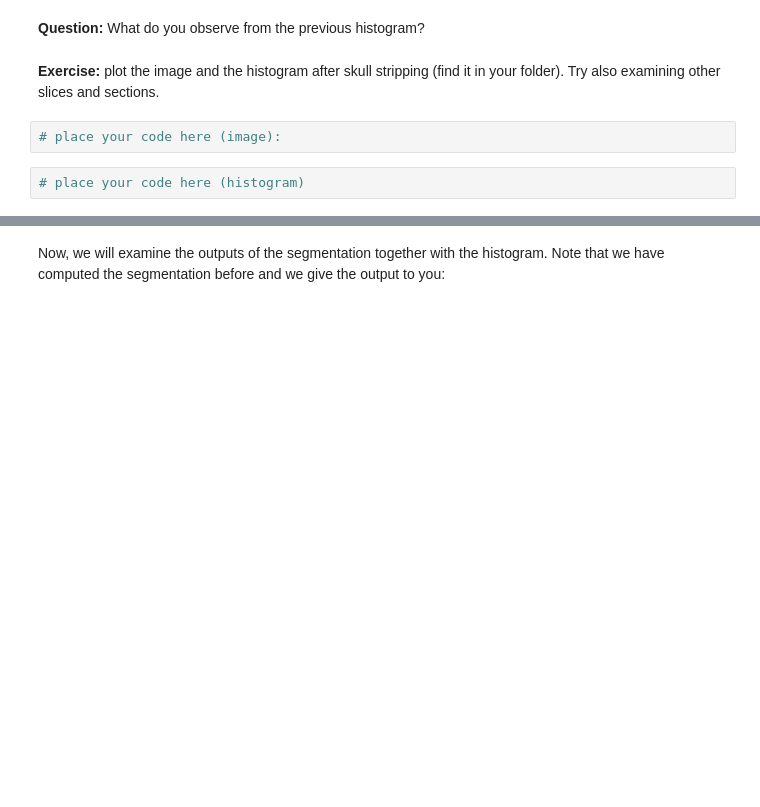
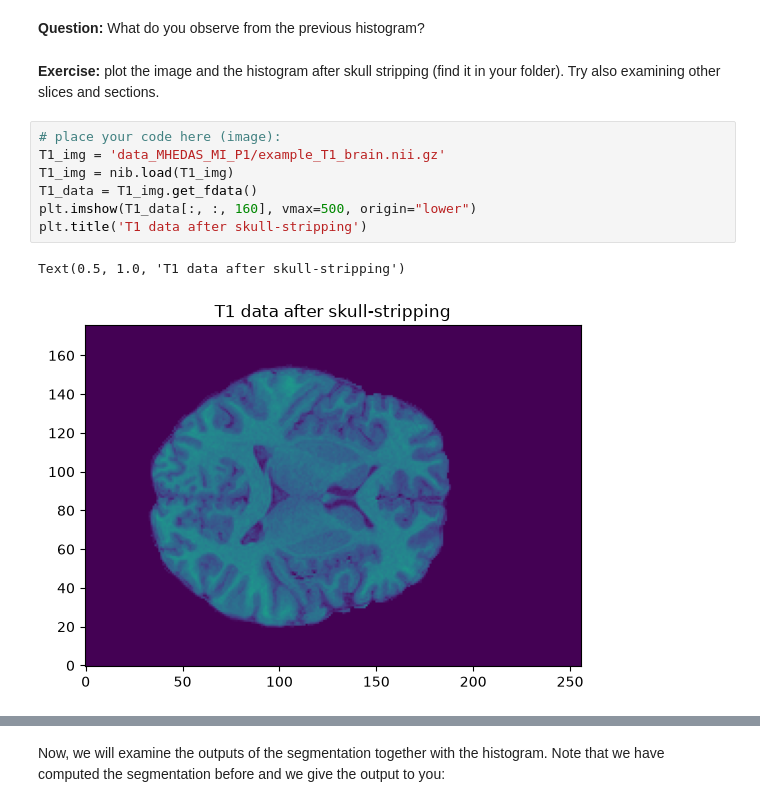
Before and after one commit to sacumesh/medical-imagining-labs, a Jupyter notebook: P2/Paiva-Sílvia_Lopez-Ivan_Mudiyanselage-Sachiththa_MHEDAS_MI_P2_exercises.ipynb, the cells around one changed output, grey strips where cells are left out. Saved outputs shown, nothing was run; the diff lists cells and outputs as text; blank space fills up the shorter version.

```diff
--- a/P2/Paiva-Sílvia_Lopez-Ivan_Mudiyanselage-Sachiththa_MHEDAS_MI_P2_exercises.ipynb
+++ b/P2/Paiva-Sílvia_Lopez-Ivan_Mudiyanselage-Sachiththa_MHEDAS_MI_P2_exercises.ipynb
@@ -201,7 +250,13 @@ plt.xlim([0, 255])
 **Question:** What do you observe from the previous histogram?
 # %% [markdown]
 **Exercise:** plot the image and the histogram after skull stripping (find it in your folder). Try also examining other slices and sections.
-# %%
-# place your code here (image):
-# %%
-# place your code here (histogram)
+# %%
+# place your code here (image):
+T1_img = 'data_MHEDAS_MI_P1/example_T1_brain.nii.gz'
+T1_img = nib.load(T1_img)
+T1_data = T1_img.get_fdata()
+plt.imshow(T1_data[:, :, 160], vmax=500, origin="lower")
+plt.title('T1 data after skull-stripping')
+# %% [output]
+Text(0.5, 1.0, 'T1 data after skull-stripping')
+[figure, added]
```
Also changed, not shown: parts of 12 cells of this notebook.
